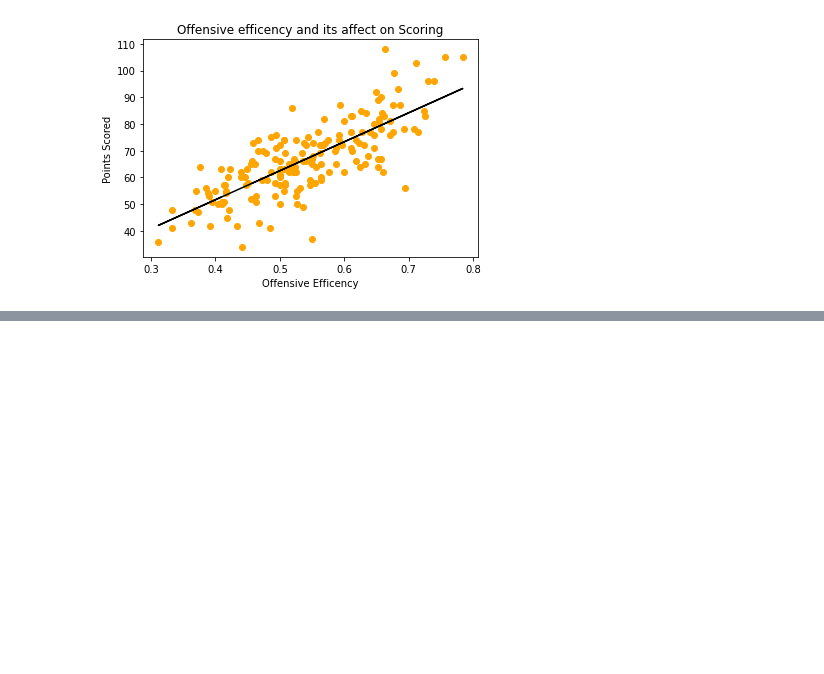
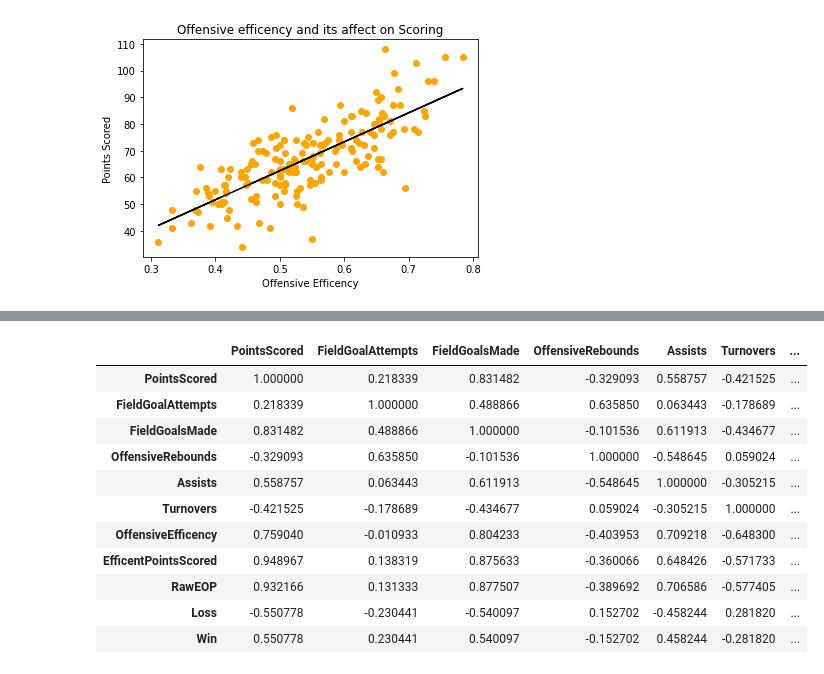
Before and after one commit to jreckin/FunAnalyticalStuff, a Jupyter notebook: offensive_efficency.ipynb, the cells around one changed output, grey strips where cells are left out. Cells and saved outputs as stored; diff of their text form; code cells hidden in the pictures; blank space fills up the shorter version.

```diff
--- a/offensive_efficency.ipynb
+++ b/offensive_efficency.ipynb
@@ -89,3 +110,27 @@ plt.ylabel("Points Scored")
 plt.show()
 # %% [output]
 [figure]
+# %%
+# Creating data frames for teams to see what they give up
+appleton_east_opp = efficency_fva[efficency_fva.Opponent == 'Appleton East']
+appleton_north_opp = efficency_fva[efficency_fva.Opponent == 'Appleton North']
+appleton_west_opp = efficency_fva[efficency_fva.Opponent == 'Appleton West']
+fond_du_lac_opp = efficency_fva[efficency_fva.Opponent == 'Fond du Lac']
+hortonville_opp = efficency_fva[efficency_fva.Opponent == 'Hortonville']
+kaukauna_opp = efficency_fva[efficency_fva.Opponent == 'Kaukauna']
+kimberly_opp = efficency_fva[efficency_fva.Opponent == 'Kimberly']
+neenah_opp = efficency_fva[efficency_fva.Opponent == 'Neenah']
+oshkosh_north_opp = efficency_fva[efficency_fva.Opponent == 'Oshkosh North']
+oshkosh_west_opp = efficency_fva[efficency_fva.Opponent == 'Oshkosh West']
+# %%
+# Create numeric values
+appleton_east_opp_num = appleton_east_opp.drop(columns = ['DateOfGame', 'Team', 'Opponent', 'WinOrLoss'], axis = 1)
+appleton_north_opp_num = appleton_north_opp.drop(columns = ['DateOfGame', 'Team', 'Opponent', 'WinOrLoss'], axis = 1)
+appleton_west_opp_num = appleton_west_opp.drop(columns = ['DateOfGame', 'Team', 'Opponent', 'WinOrLoss'], axis = 1)
+fond_du_lac_opp_num = fond_du_lac_opp.drop(columns = ['DateOfGame', 'Team', 'Opponent', 'WinOrLoss'], axis = 1)
+hortonville_opp_num = hortonville_opp.drop(columns = ['DateOfGame', 'Team', 'Opponent', 'WinOrLoss'], axis = 1)
+kaukauna_opp_num = kaukauna_opp.drop(columns = ['DateOfGame', 'Team', 'Opponent', 'WinOrLoss'], axis = 1)
+kimberly_opp_num = kimberly_opp.drop(columns = ['DateOfGame', 'Team', 'Opponent', 'WinOrLoss'], axis = 1)
+neenah_opp_num = neenah_opp.drop(columns = ['DateOfGame', 'Team', 'Opponent', 'WinOrLoss'], axis = 1)
+oshkosh_north_opp_num = oshkosh_north_opp.drop(columns = ['DateOfGame', 'Team', 'Opponent', 'WinOrLoss'], axis = 1)
+oshkosh_west_opp_num = oshkosh_west_opp.drop(columns = ['DateOfGame', 'Team', 'Opponent', 'WinOrLoss'], axis = 1)
@@ -91,0 +155,16 @@ plt.show()
+# %%
+# Appleton East Defense
+appleton_east_opp_num.corr()
+# %% [output]
+|  | PointsScored | FieldGoalAttempts | FieldGoalsMade | OffensiveRebounds | Assists | Turnovers | ... |
+| PointsScored | 1.000000 | 0.218339 | 0.831482 | -0.329093 | 0.558757 | -0.421525 | ... |
+| FieldGoalAttempts | 0.218339 | 1.000000 | 0.488866 | 0.635850 | 0.063443 | -0.178689 | ... |
+| FieldGoalsMade | 0.831482 | 0.488866 | 1.000000 | -0.101536 | 0.611913 | -0.434677 | ... |
+| OffensiveRebounds | -0.329093 | 0.635850 | -0.101536 | 1.000000 | -0.548645 | 0.059024 | ... |
+| Assists | 0.558757 | 0.063443 | 0.611913 | -0.548645 | 1.000000 | -0.305215 | ... |
+| Turnovers | -0.421525 | -0.178689 | -0.434677 | 0.059024 | -0.305215 | 1.000000 | ... |
+| OffensiveEfficency | 0.759040 | -0.010933 | 0.804233 | -0.403953 | 0.709218 | -0.648300 | ... |
+| EfficentPointsScored | 0.948967 | 0.138319 | 0.875633 | -0.360066 | 0.648426 | -0.571733 | ... |
+| RawEOP | 0.932166 | 0.131333 | 0.877507 | -0.389692 | 0.706586 | -0.577405 | ... |
+| Loss | -0.550778 | -0.230441 | -0.540097 | 0.152702 | -0.458244 | 0.281820 | ... |
+| Win | 0.550778 | 0.230441 | 0.540097 | -0.152702 | 0.458244 | -0.281820 | ... |
```
Also changed, not shown: parts of 55 cells of this notebook, 2 other files.
